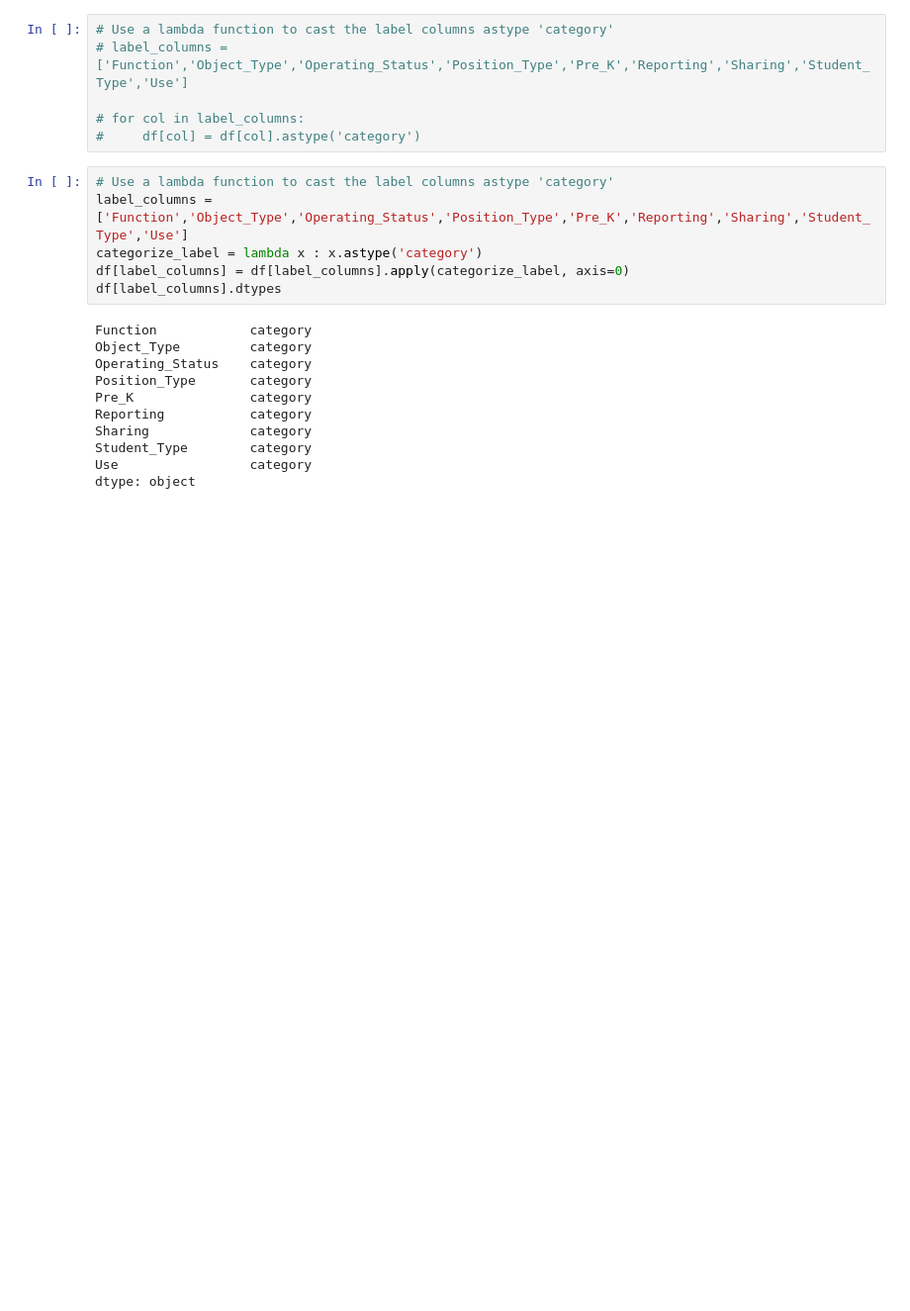
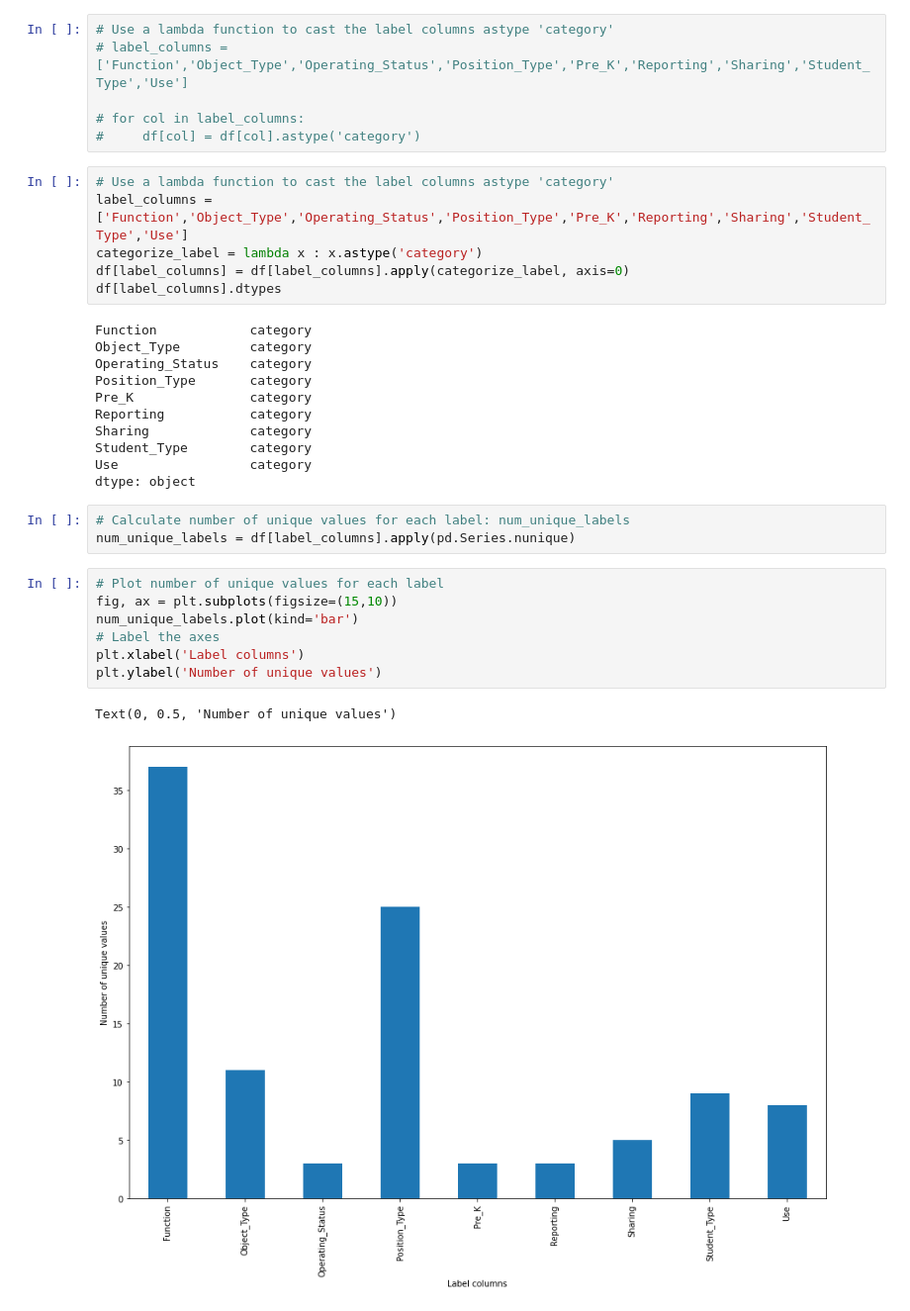
Before and after one commit to kipmadden/DrivenData-School-Budgeting-with-ML, a Jupyter notebook: School Budgeting with ML in Python.ipynb, the cells around one changed output. Shown: that part at 99% size. Cells and saved outputs as stored; diff of their text form; blank space fills up the shorter version.

```diff
--- a/School Budgeting with ML in Python.ipynb
+++ b/School Budgeting with ML in Python.ipynb
@@ -127,3 +127,16 @@ Sharing             category
 Student_Type        category
 Use                 category
 dtype: object
+# %%
+# Calculate number of unique values for each label: num_unique_labels
+num_unique_labels = df[label_columns].apply(pd.Series.nunique)
+# %%
+# Plot number of unique values for each label
+fig, ax = plt.subplots(figsize=(15,10))
+num_unique_labels.plot(kind='bar')
+# Label the axes
+plt.xlabel('Label columns')
+plt.ylabel('Number of unique values')
+# %% [output]
+Text(0, 0.5, 'Number of unique values')
+[figure, added]
```
Also changed, not shown: parts of 16 cells of this notebook.
